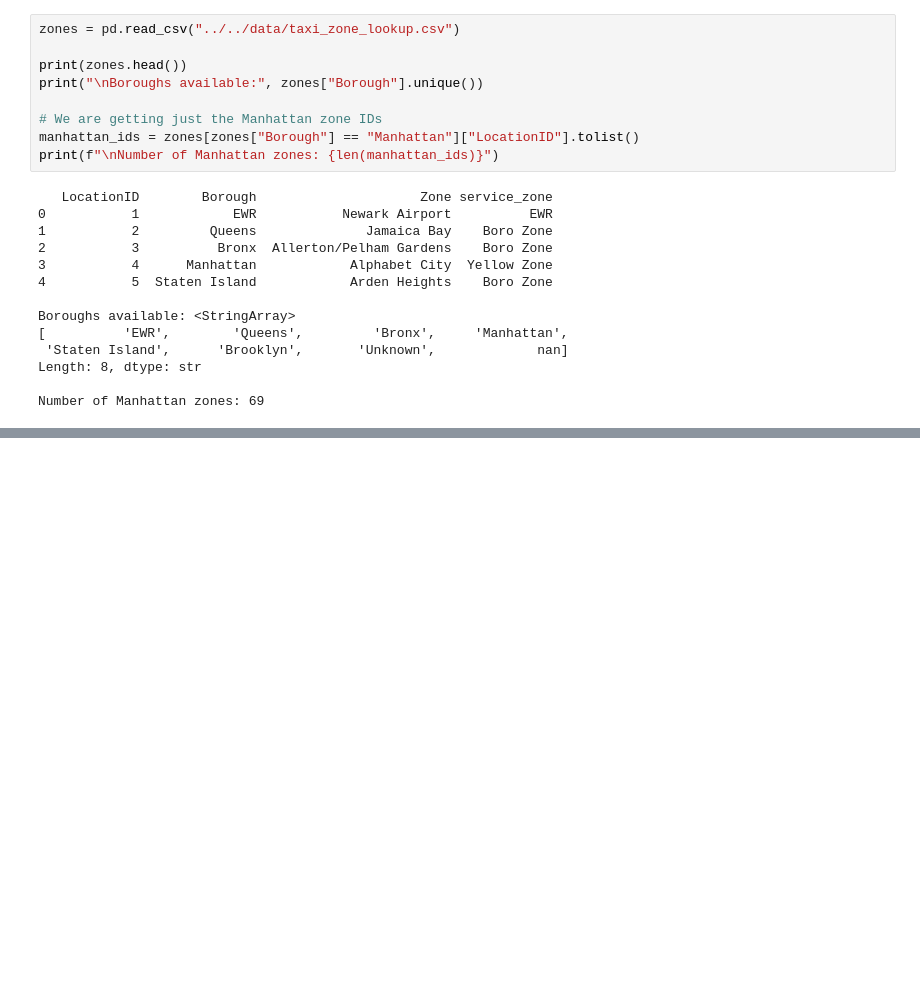
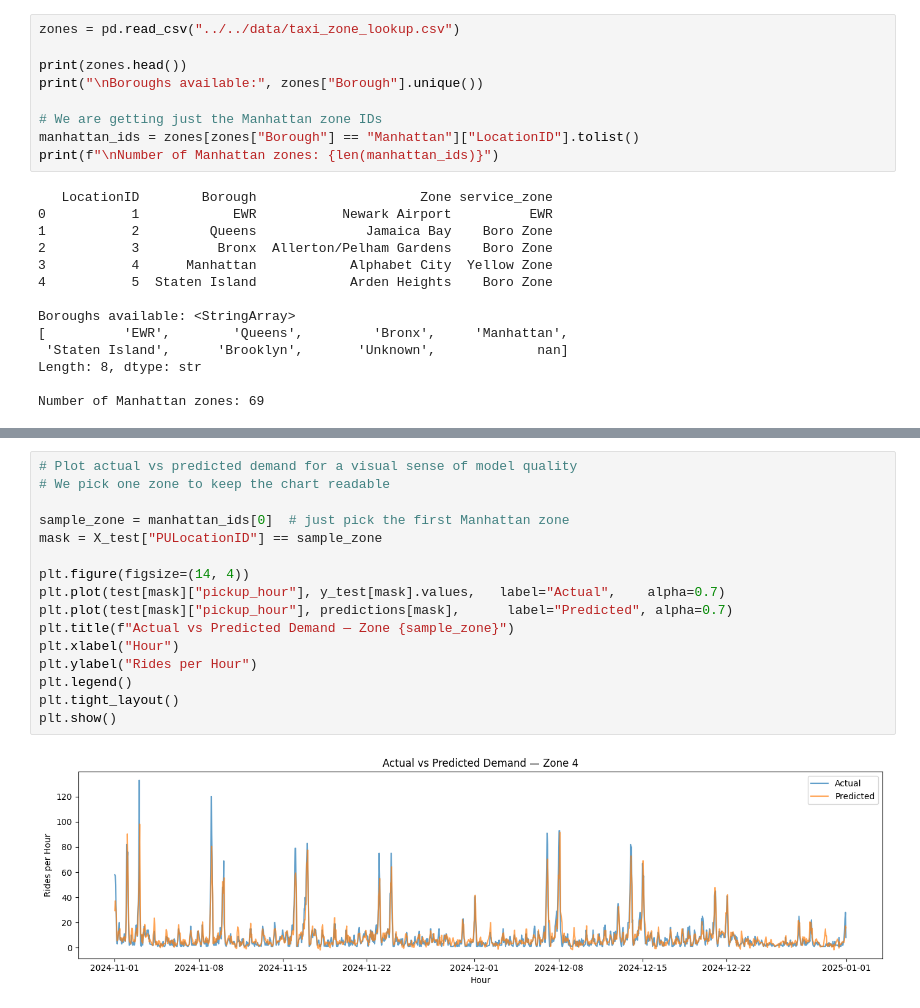
Before and after one commit to emma123456789102/Machine-Learning-Taxi-, a Jupyter notebook: models/ride_demand/00_explore.ipynb, the cells around one changed output, grey strips where cells are left out. Saved outputs shown, nothing was run; the diff lists cells and outputs as text; blank space fills up the shorter version.

```diff
--- a/models/ride_demand/00_explore.ipynb
+++ b/models/ride_demand/00_explore.ipynb
@@ -101,0 +259,18 @@ dtype: int64
+# %%
+# Plot actual vs predicted demand for a visual sense of model quality
+# We pick one zone to keep the chart readable
+
+sample_zone = manhattan_ids[0]  # just pick the first Manhattan zone
+mask = X_test["PULocationID"] == sample_zone
+
+plt.figure(figsize=(14, 4))
+plt.plot(test[mask]["pickup_hour"], y_test[mask].values,   label="Actual",    alpha=0.7)
+plt.plot(test[mask]["pickup_hour"], predictions[mask],      label="Predicted", alpha=0.7)
+plt.title(f"Actual vs Predicted Demand — Zone {sample_zone}")
+plt.xlabel("Hour")
+plt.ylabel("Rides per Hour")
+plt.legend()
+plt.tight_layout()
+plt.show()
+# %% [output]
+[figure, added]
```
Also changed, not shown: parts of 8 cells of this notebook.
